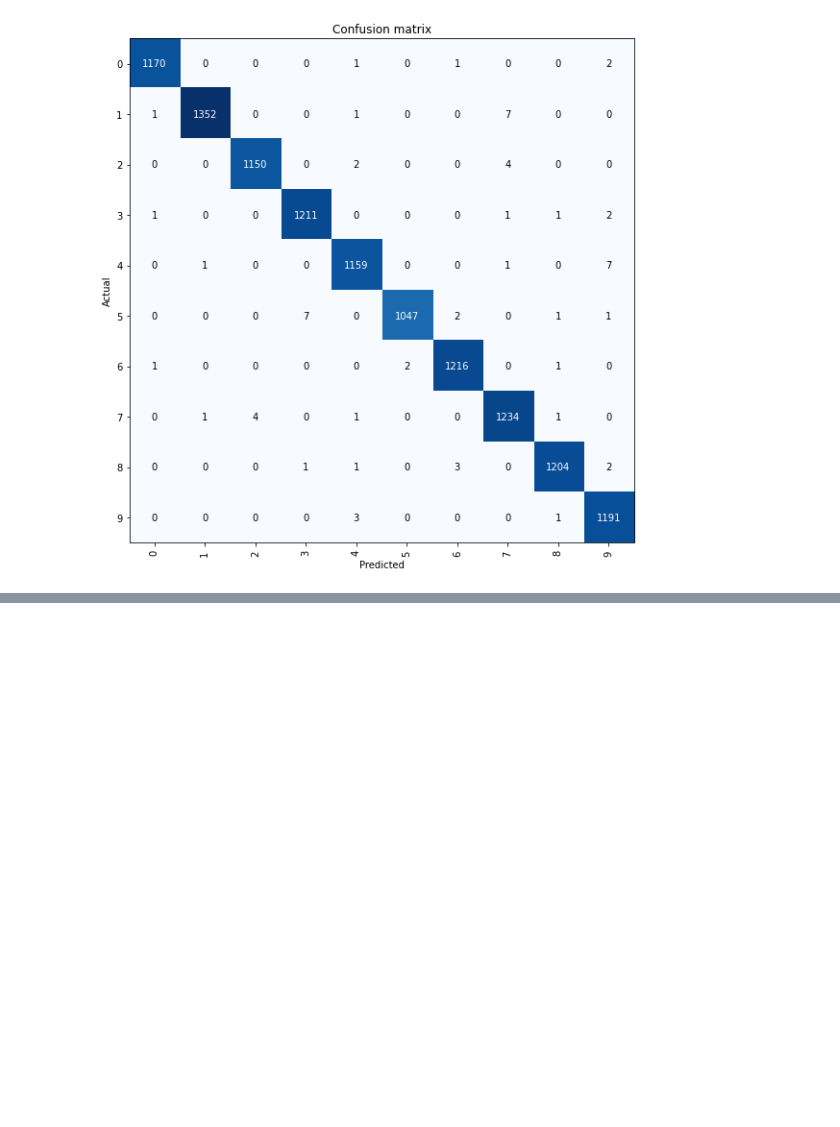
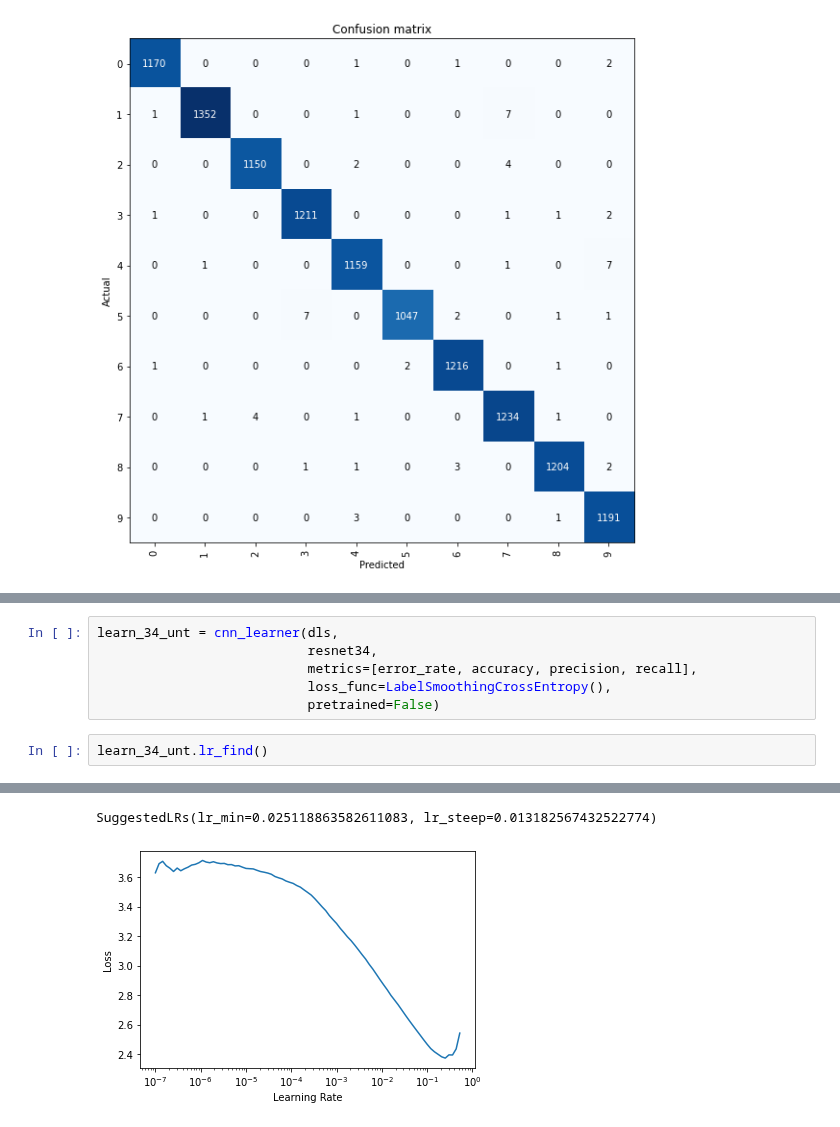
Before and after one commit to vtecftwy/fastbook, a Jupyter notebook: 04_mnist_full_dataset.ipynb, the cells around one changed output, grey strips where cells are left out. Saved outputs shown, nothing was run; the diff lists cells and outputs as text; blank space fills up the shorter version.

Commit message:
Added label smoothing and mixup to notebook

```diff
--- a/04_mnist_full_dataset.ipynb
+++ b/04_mnist_full_dataset.ipynb
@@ -487,0 +493,9 @@ interp_34_unt.plot_top_losses(k=25, figsize=(10,10))
+# %%
+learn_34_unt = cnn_learner(dls,
+                           resnet34,
+                           metrics=[error_rate, accuracy, precision, recall],
+                           loss_func=LabelSmoothingCrossEntropy(),
+                           pretrained=False)
+# %%
+learn_34_unt.lr_find()
+# %% [output]
@@ -487,0 +503,2 @@ interp_34_unt.plot_top_losses(k=25, figsize=(10,10))
+SuggestedLRs(lr_min=0.025118863582611083, lr_steep=0.013182567432522774)
+[figure, added]
```
Also changed, not shown: parts of 5 cells of this notebook.
